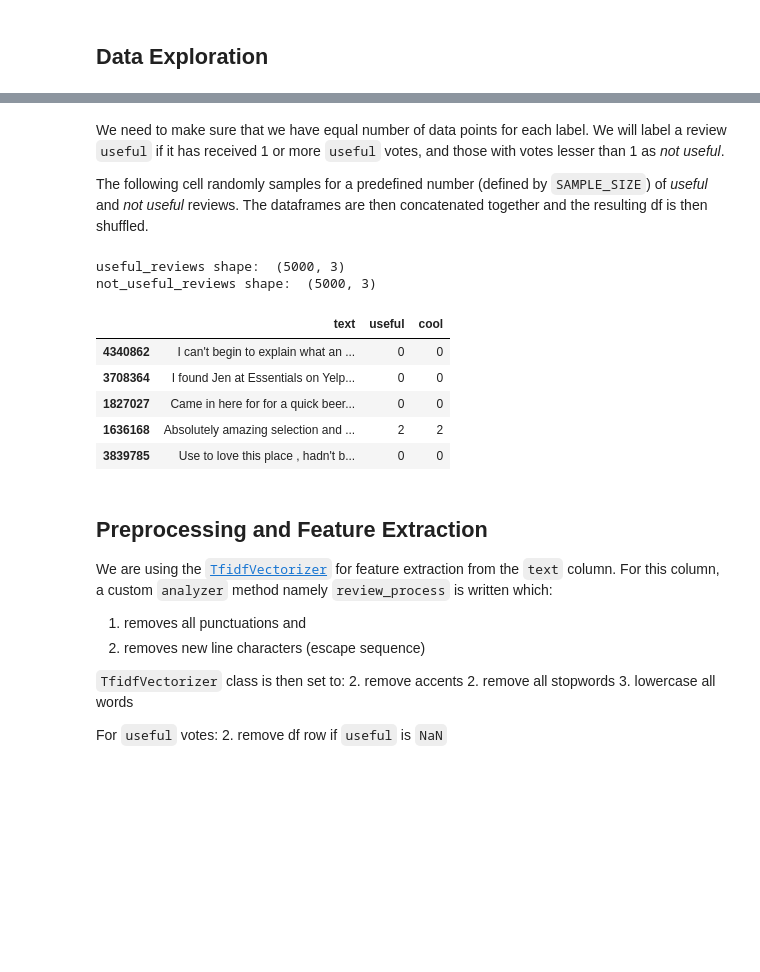
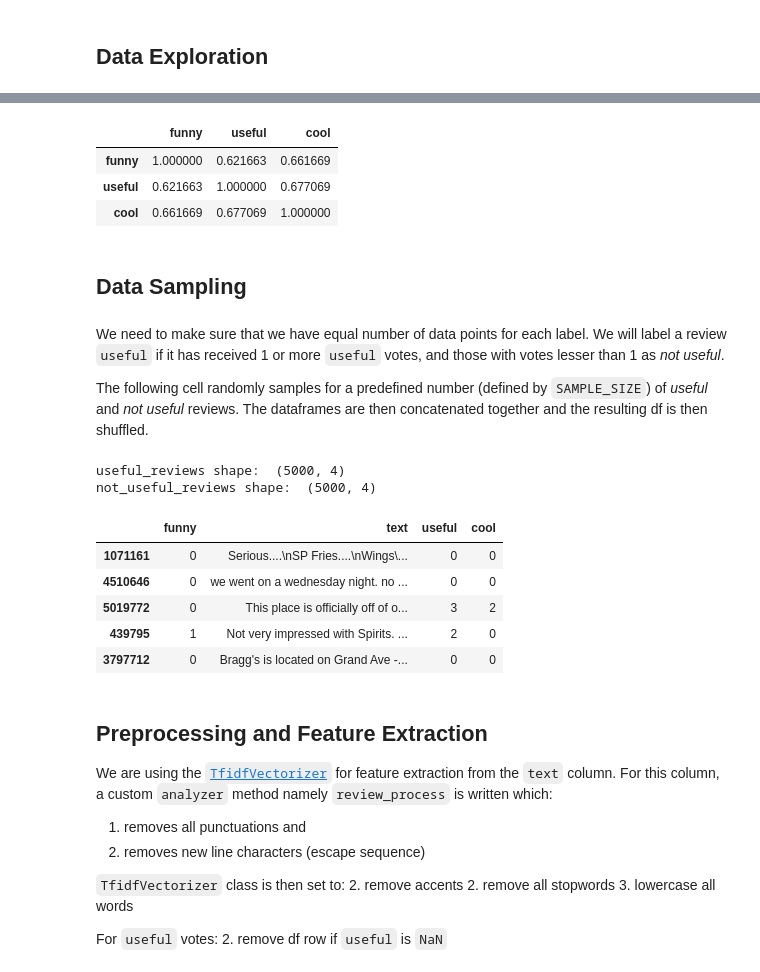
Before and after one commit to shrutirao94/final-project-integ, a Jupyter notebook: analysis.ipynb, the cells around one changed output, grey strips where cells are left out. Saved outputs shown, nothing was run; the diff lists cells and outputs as text; code cells hidden in the pictures; blank space fills up the shorter version.

```diff
--- a/analysis.ipynb
+++ b/analysis.ipynb
@@ -58,9 +80,20 @@ reviews = pd.read_csv('dataset/review.csv', usecols=['text', 'useful', 'cool'])
+# %%
+# correlations
+reviews.corr()
+# %% [output]
+|  | funny | useful | cool |
+| funny | 1.000000 | 0.621663 | 0.661669 |
+| useful | 0.621663 | 1.000000 | 0.677069 |
+| cool | 0.661669 | 0.677069 | 1.000000 |
+# %% [markdown]
+## Data Sampling
 # %% [markdown]
 We need to make sure that we have equal number of data points for each label. We will label a review `useful` if it has received 1 or more `useful` votes, and those with votes lesser than 1 as *not useful*.
 
 The following cell randomly samples for a predefined number (defined by `SAMPLE_SIZE`) of *useful* and *not useful* reviews. The dataframes are then concatenated together and the resulting df is then shuffled.
 # %%
 THRESHOLD = 1
+SAMPLE_SIZE = 5000
 
 useful_reviews = reviews.loc[reviews['useful'] >= THRESHOLD].sample(SAMPLE_SIZE)
 not_useful_reviews = reviews.loc[reviews['useful'] < THRESHOLD].sample(SAMPLE_SIZE)
@@ -70,14 +103,14 @@ print("not_useful_reviews shape: ", not_useful_reviews.shape)
 reviews = shuffle(pd.concat([useful_reviews, not_useful_reviews]))
 reviews.head()
 # %% [output]
-useful_reviews shape:  (5000, 3)
-not_useful_reviews shape:  (5000, 3)
+useful_reviews shape:  (5000, 4)
+not_useful_reviews shape:  (5000, 4)
-|  | text | useful | cool |
-| 4340862 | I can't begin to explain what an ... | 0 | 0 |
-| 3708364 | I found Jen at Essentials on Yelp... | 0 | 0 |
-| 1827027 | Came in here for for a quick beer... | 0 | 0 |
-| 1636168 | Absolutely amazing selection and ... | 2 | 2 |
-| 3839785 | Use to love this place , hadn't b... | 0 | 0 |
+|  | funny | text | useful | cool |
+| 1071161 | 0 | Serious....\nSP Fries....\nWings\... | 0 | 0 |
+| 4510646 | 0 | we went on a wednesday night. no ... | 0 | 0 |
+| 5019772 | 0 | This place is officially off of o... | 3 | 2 |
+| 439795 | 1 | Not very impressed with Spirits. ... | 2 | 0 |
+| 3797712 | 0 | Bragg's is located on Grand Ave -... | 0 | 0 |
 # %% [markdown]
 ## Preprocessing and Feature Extraction
 
```
Also changed, not shown: parts of 22 cells of this notebook, 1 other file.
